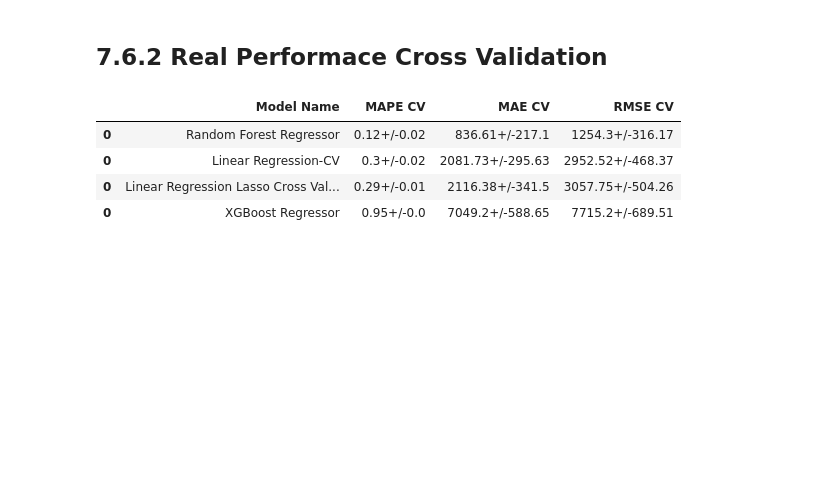
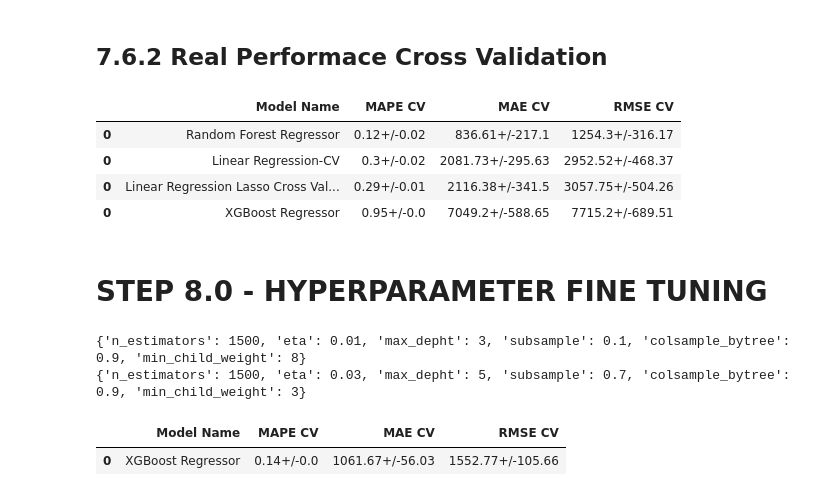
Before and after one commit to guiaraujofreitas/rossmann_estudo, a Jupyter notebook: Store-analise_dados_ modulo_04_1.ipynb, the cells around one changed output. Cells and saved outputs as stored; diff of their text form; code cells hidden in the pictures; blank space fills up the shorter version.

```diff
--- a/Store-analise_dados_ modulo_04_1.ipynb
+++ b/Store-analise_dados_ modulo_04_1.ipynb
@@ -1782,3 +1782,5 @@ modelo_validation_result.sort_values('RMSE CV')
 | 0 | Linear Regression-CV | 0.3+/-0.02 | 2081.73+/-295.63 | 2952.52+/-468.37 |
 | 0 | Linear Regression Lasso Cross Val... | 0.29+/-0.01 | 2116.38+/-341.5 | 3057.75+/-504.26 |
 | 0 | XGBoost Regressor | 0.95+/-0.0 | 7049.2+/-588.65 | 7715.2+/-689.51 |
+# %% [markdown]
+# STEP 8.0 -  HYPERPARAMETER FINE TUNING
@@ -1784,0 +1789,45 @@ modelo_validation_result.sort_values('RMSE CV')
+# %%
+param = {
+         'n_estimators' :[15, 17, 25, 35],
+         'eta':[0.01, 0.03],
+         'max_depht':[3,5,9],
+         'subsample':[0.1,0.3,0.7],
+         'colsample_bytree':[0.3,0.5,0.9],
+         'min_child_weight': [3,8,15] }
+
+
+MAX_EVAL = 2
+# %%
+#https://www.ti-enxame.com/pt/python/o-que-o-metodo-random.sample-em-python-faz/1046397287/ - método random.sample
+#https://medium.com/siac/conhecendo-as-bibliotecas-padr%C3%A3o-random-parte-2-df522ec2db7 - métodos do random.sample e entre outros
+resultado_final =pd.DataFrame ()
+
+#método de repetição
+for i in range(MAX_EVAL ):
+    #choose values randomly
+    hp = { k :random.sample (v,1)[0] for k, v in param.items() }
+    print( hp )
+
+
+
+
+xg_model_hp = xgb.XGBRegressor ( objective = 'reg:squarederror',
+                                 n_estimators =hp['n_estimators'],
+                                 eta = hp['eta'],
+                                 max_depth = hp['max_depht'],
+                                 subsample= hp['subsample'],
+                                 colsample_bytree= hp['colsample_bytree'],
+                                 min_child_weight=hp['min_child_weight'] )
+
+
+resultado= cross_validation( x_training, 2, 'XGBoost  Regressor', xg_model_hp, verbose= False )
+
+result_hp = pd.concat( [resultado_final,resultado] )
+# %% [output]
+{'n_estimators': 1500, 'eta': 0.01, 'max_depht': 3, 'subsample': 0.1, 'colsample_bytree': 0.9, 'min_child_weight': 8}
+{'n_estimators': 1500, 'eta': 0.03, 'max_depht': 5, 'subsample': 0.7, 'colsample_bytree': 0.9, 'min_child_weight': 3}
+# %%
+result_hp
+# %% [output]
+|  | Model Name | MAPE CV | MAE CV | RMSE CV |
+| 0 | XGBoost Regressor | 0.14+/-0.0 | 1061.67+/-56.03 | 1552.77+/-105.66 |
```
Also changed, not shown: parts of 2 cells of this notebook.
